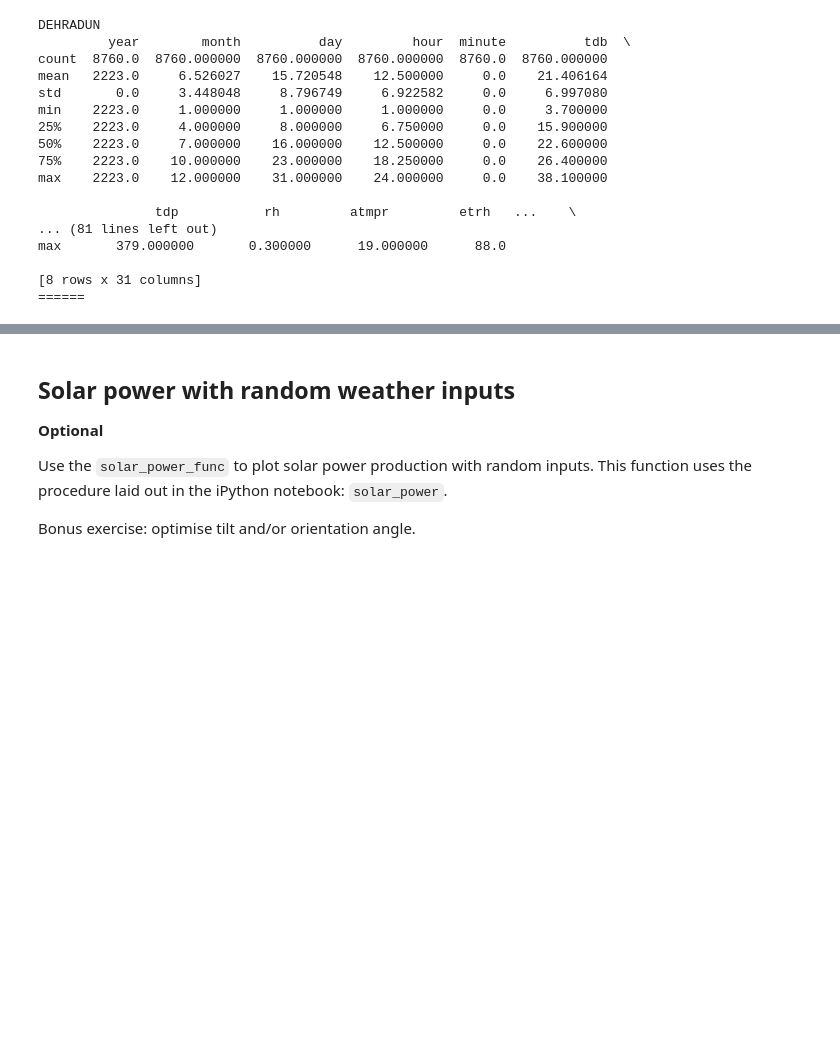
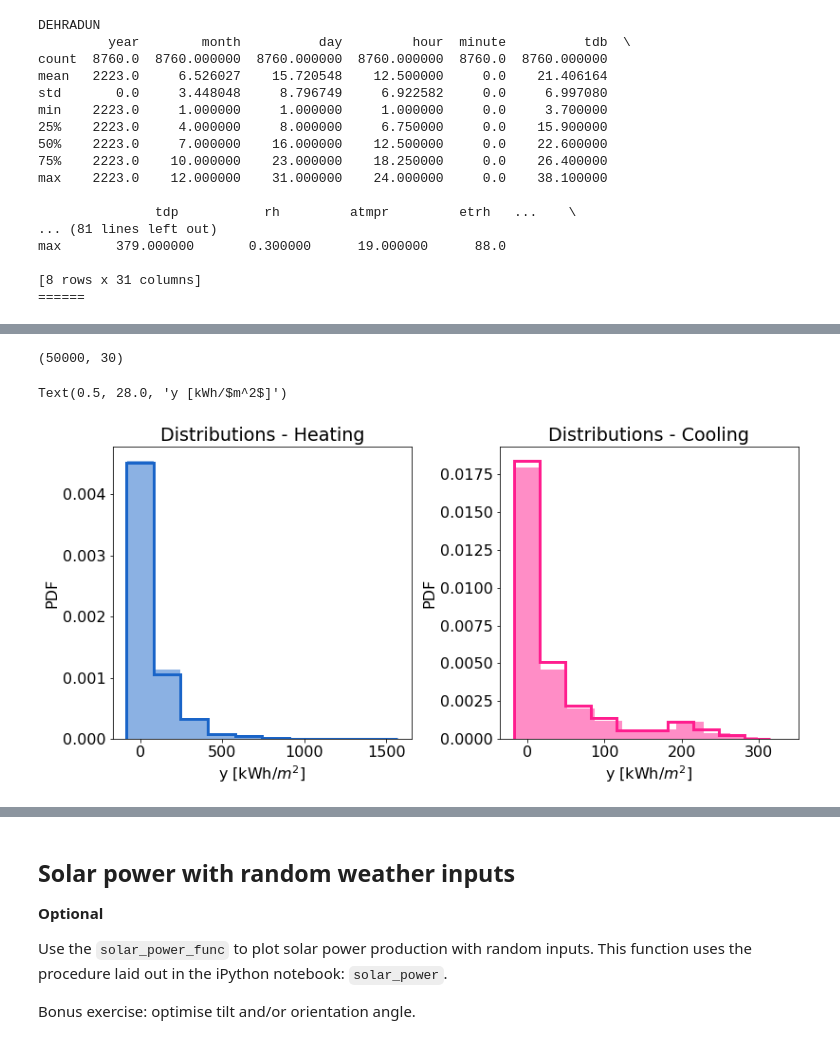
Before and after one commit to paragrastogi/CEPT_Workshop_January2020, a Jupyter notebook: lib/tutorial_v02.ipynb, the cells around one changed output, grey strips where cells are left out. Cells and saved outputs as stored; diff of their text form; code cells hidden in the pictures; blank space fills up the shorter version.

```diff
--- a/lib/tutorial_v02.ipynb
+++ b/lib/tutorial_v02.ipynb
@@ -632,0 +357,50 @@ plt.show()
+# %%
+# These are columns with numerical values.
+xvars = ['avgsunperc', 'sumihg', 'suminfloss', 'suminfgain', 'sumwinloss', 'sumwingain',
+         'wfr', 'wwr', 'tmass', 'uval', 'rr', 'ff',
+         'avtdb', 'medtdb', 'iqrtdb', 'mrangtdb', 'cdd', 'hdd', 'avtdp', 'medtdp', 'iqrtdp',
+         'sumghi', 'sumdni', 'iqrghi', 'iqrdni', 'avghi', 'avdni', 'avrh', 'medrh', 'iqrrh']
+
+# Select 50,000 random samples as training data.
+train_sample = np.random.choice(df_eplus.index, 50000, replace=False)
+# The rest become test samples.
+test_sample = [x for x in df_eplus.index if x not in train_sample]
+
+# Based on the sampling above, divide the dataset into subsets for training and testing.
+x_train = df_eplus.loc[train_sample, xvars]
+y_train = df_eplus.loc[train_sample, ['heatnorm', 'coolnorm']]
+x_test = df_eplus.loc[test_sample, xvars]
+y_test = df_eplus.loc[test_sample, ['heatnorm', 'coolnorm']]
+
+print(x_train.shape)
+# %% [output]
+(50000, 30)
+# %%
+# Set default font properties.
+font = {'family' : 'sans-serif',
+        'weight' : 'normal',
+        'size'   : 16}
+plt.rc('font', **font)
+
+fig, axes = plt.subplots(nrows=1, ncols=2, figsize=(12, 6))
+ax = axes.flatten()
+fig.tight_layout(pad=3, w_pad=3, h_pad=5)
+
+ax[0].hist(y_train['heatnorm'], density=True, color=colours.blue, alpha=0.5,
+           align='left')
+ax[0].hist(y_test['heatnorm'], density=True, color=colours.blue, alpha=1,
+           histtype='step', align='left', linewidth=3)
+ax[0].set_title('Distributions - Heating')
+ax[0].set_ylabel('PDF')
+ax[0].set_xlabel('y [kWh/$m^2$]')
+
+ax[1].hist(y_train['coolnorm'], density=True, color=colours.hotpink, alpha=0.5,
+           align='left')
+ax[1].hist(y_test['coolnorm'], density=True, color=colours.hotpink, alpha=1,
+           histtype='step', align='left', linewidth=3)
+ax[1].set_title('Distributions - Cooling')
+ax[1].set_ylabel('PDF')
+ax[1].set_xlabel('y [kWh/$m^2$]')
+# %% [output]
+Text(0.5, 28.0, 'y [kWh/$m^2$]')
+[figure, added]
```
Also changed, not shown: parts of 67 cells of this notebook, 9 other files.
